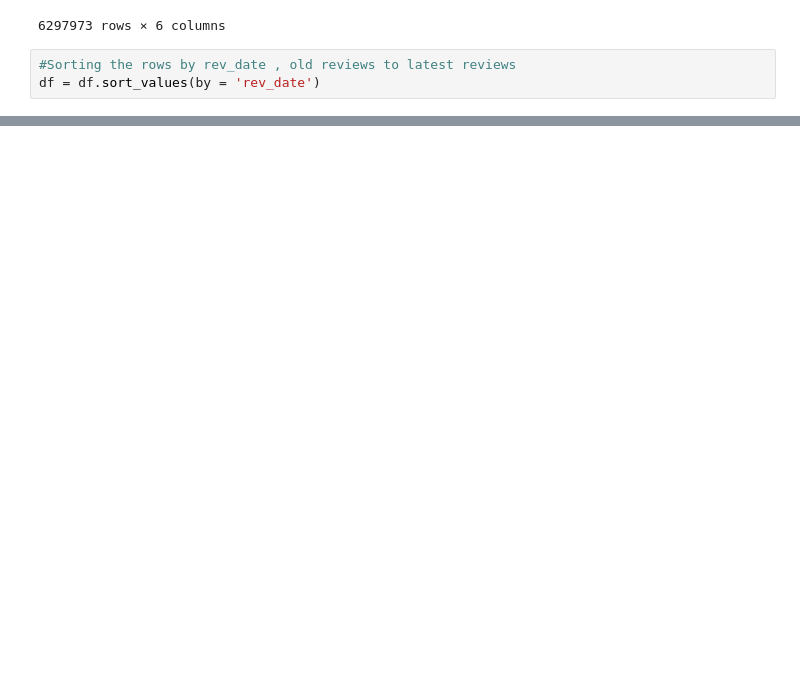
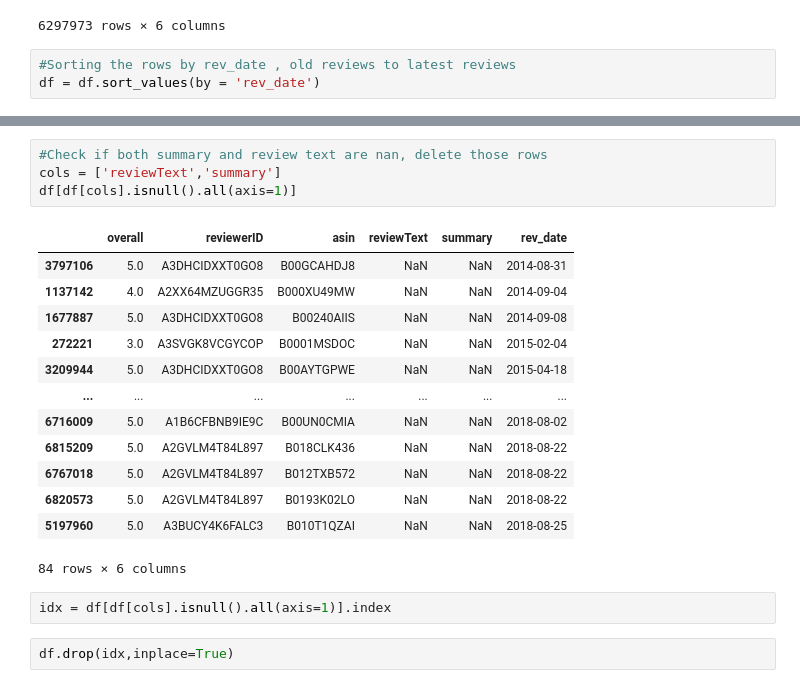
Before and after one commit to Thaslim/Amazon_Review_Analysis, a Jupyter notebook: Data_preprocessing.ipynb, the cells around one changed output, grey strips where cells are left out. Cells and saved outputs as stored; diff of their text form; blank space fills up the shorter version.

```diff
--- a/Data_preprocessing.ipynb
+++ b/Data_preprocessing.ipynb
@@ -121,0 +168,22 @@ df = df.sort_values(by = 'rev_date')
+# %%
+#Check if both summary and review text are nan, delete those rows
+cols = ['reviewText','summary']
+df[df[cols].isnull().all(axis=1)]
+# %% [output]
+|  | overall | reviewerID | asin | reviewText | summary | rev_date |
+| 3797106 | 5.0 | A3DHCIDXXT0GO8 | B00GCAHDJ8 | NaN | NaN | 2014-08-31 |
+| 1137142 | 4.0 | A2XX64MZUGGR35 | B000XU49MW | NaN | NaN | 2014-09-04 |
+| 1677887 | 5.0 | A3DHCIDXXT0GO8 | B00240AIIS | NaN | NaN | 2014-09-08 |
+| 272221 | 3.0 | A3SVGK8VCGYCOP | B0001MSDOC | NaN | NaN | 2015-02-04 |
+| 3209944 | 5.0 | A3DHCIDXXT0GO8 | B00AYTGPWE | NaN | NaN | 2015-04-18 |
+| ... | ... | ... | ... | ... | ... | ... |
+| 6716009 | 5.0 | A1B6CFBNB9IE9C | B00UN0CMIA | NaN | NaN | 2018-08-02 |
+| 6815209 | 5.0 | A2GVLM4T84L897 | B018CLK436 | NaN | NaN | 2018-08-22 |
+| 6767018 | 5.0 | A2GVLM4T84L897 | B012TXB572 | NaN | NaN | 2018-08-22 |
+| 6820573 | 5.0 | A2GVLM4T84L897 | B0193K02LO | NaN | NaN | 2018-08-22 |
+| 5197960 | 5.0 | A3BUCY4K6FALC3 | B010T1QZAI | NaN | NaN | 2018-08-25 |
+84 rows × 6 columns
+# %%
+idx = df[df[cols].isnull().all(axis=1)].index
+# %%
+df.drop(idx,inplace=True)
```
Also changed, not shown: parts of 4 cells of this notebook, 1 other file.
